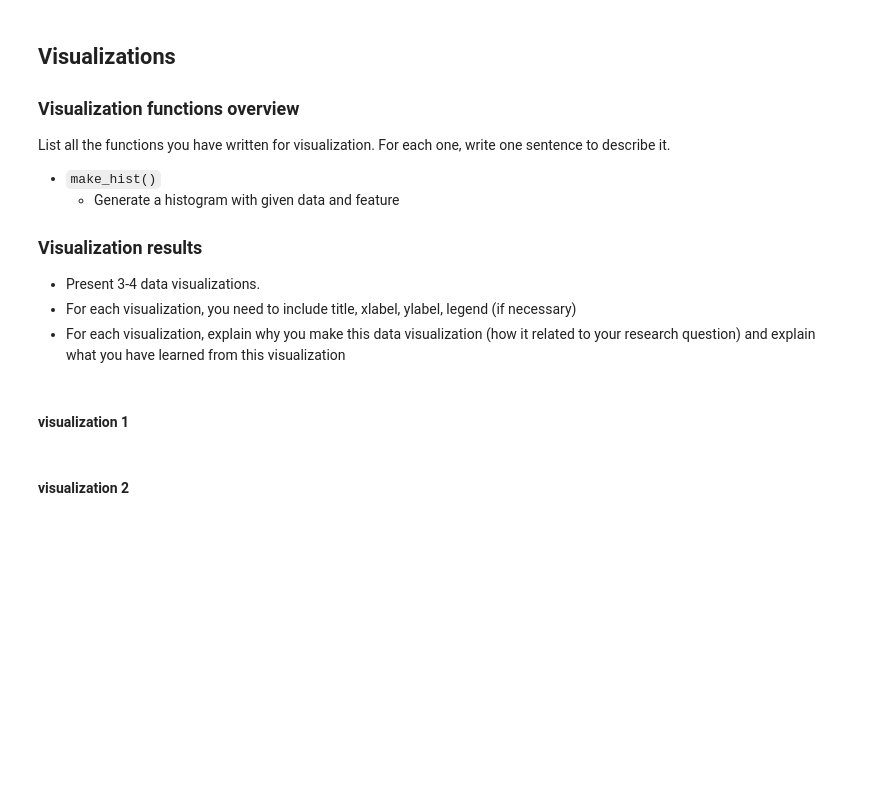
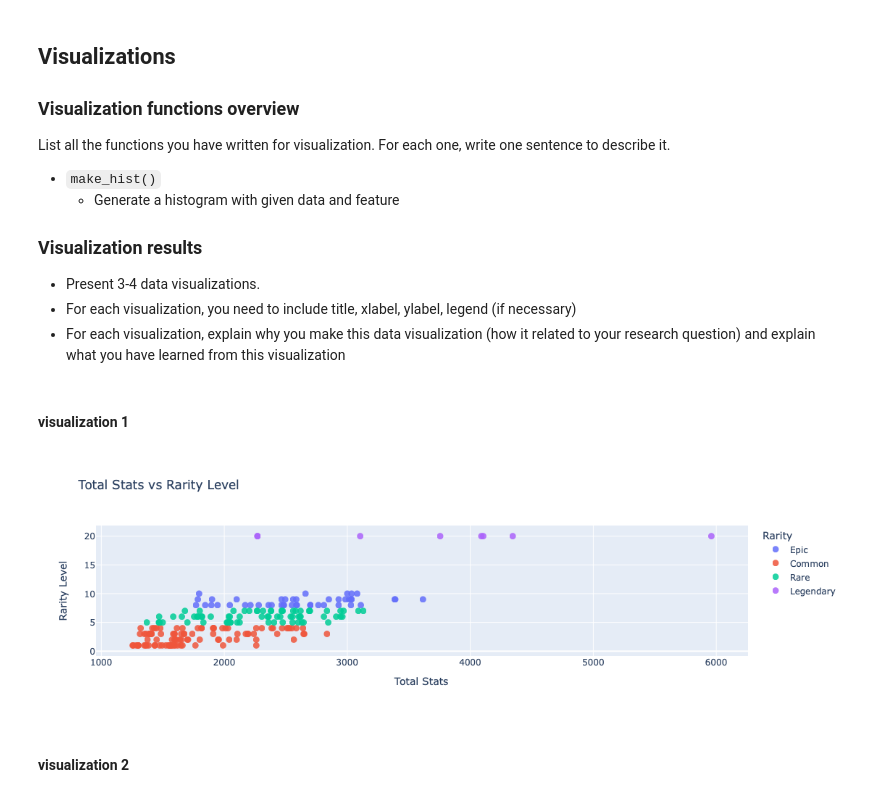
Before and after one commit to xavieryu18/DS3000, a Jupyter notebook: template.ipynb, the cells around one changed output. Saved outputs shown, nothing was run; the diff lists cells and outputs as text; code cells hidden in the pictures; blank space fills up the shorter version.

```diff
--- a/template.ipynb
+++ b/template.ipynb
@@ -117,3 +285,13 @@ def extract_soup():
+# %%
+url = 'https://palworld.gg/pals'
+html = get_html(url)
+pal_links = extract_pal_links(html)
+
+pal_data = fetch_pal_data(pal_links)
+# %%
+pal_data = add_rarity_info(pal_data)
+# %%
+pal_data = add_element_work(pal_data)
 # %%
 """
 Palworld Weapons Scraper with Selenium
@@ -603,3 +848,51 @@ def make_hist(df, y_feat):
+# %%
+import plotly.express as px
+
+def plot_total_stats_vs_rarity(df, stat_cols, save_path=None):
+    """
+    Creates an interactive scatterplot of Total Stats vs Rarity Level.
+
+    Parameters
+    ----------
+    df : pd.DataFrame
+        Must contain:
+        - "Total Stats" (numeric)
+        - "Rarity Level" (numeric)
+        - "Rarity Name" (categorical)
+        - "Name" (Pal name)
+        - All columns in stat_cols
+    stat_cols : list
+        List of stat column names to display in hover tooltip.
+    save_path : str, optional
+        If provided, saves the figure to this path (e.g., 'plot.png').
+        Requires kaleido for static export.
+    """
+    fig = px.scatter(
+        df,
+        x="Total Stats",
+        y="Rarity Level",
+        color="Rarity Name",
+        hover_name="Name",
+        hover_data=stat_cols + ["Element"] if "Element" in df.columns else stat_cols,
+        labels={
+            "Total Stats": "Total Stats",
+            "Rarity Level": "Rarity Level",
+            "Rarity Name": "Rarity"
+        },
+        title="Total Stats vs Rarity Level"
+    )
+
+    # Tweak marker size/opacity
+    fig.update_traces(marker=dict(size=9, opacity=0.85))
+
+    if save_path:
+        fig.write_image(save_path)
+
+    fig.show()
+
+plot_total_stats_vs_rarity(df, stat_cols)
+# %% [output]
+[figure, added]
 # %% [markdown]
 #### visualization 2
 # %%
```
Also changed, not shown: parts of 9 cells of this notebook.
